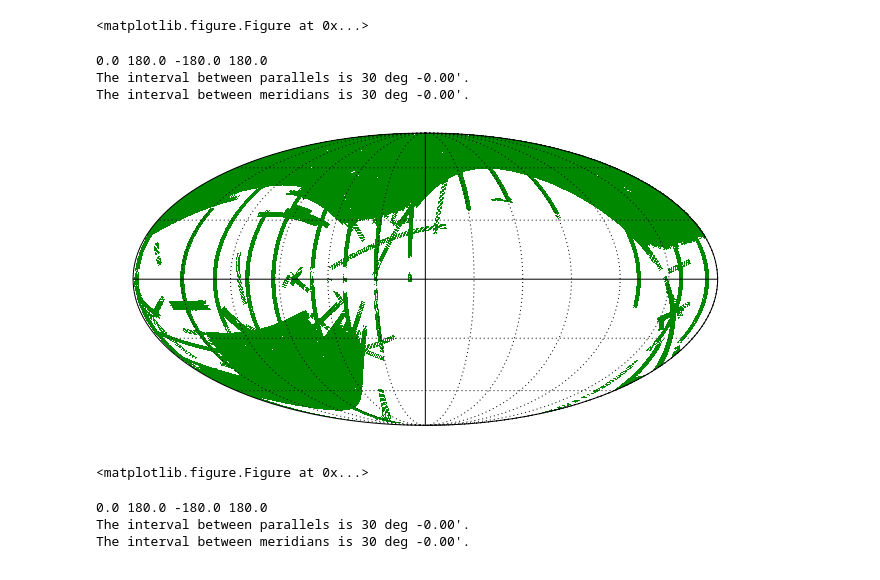
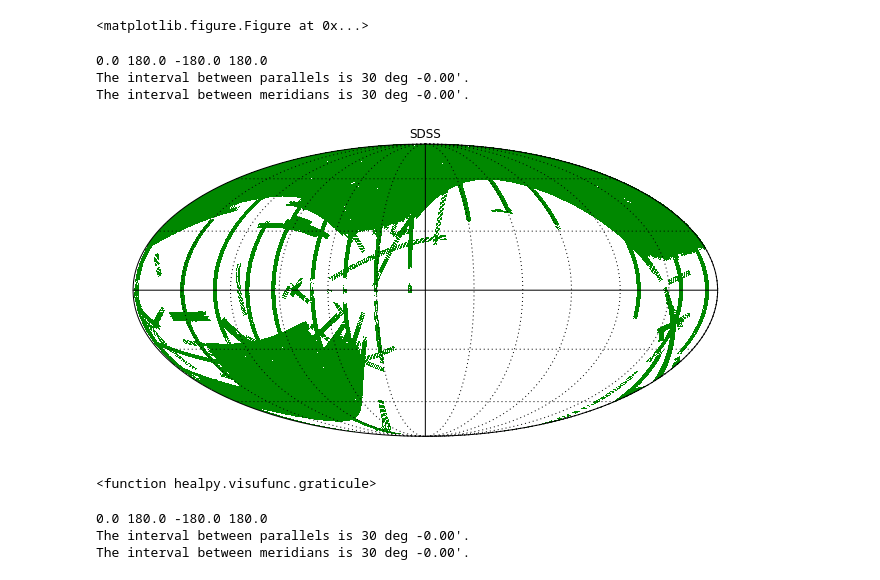
Before and after one commit to calumhrmurray/MPhysProject, a Jupyter notebook: analysis/match_catalogs/aitoff_projection.ipynb, the cells around one changed output. Saved outputs shown, nothing was run; the diff lists cells and outputs as text; code cells hidden in the pictures.

Commit message:
titled_covmaps

```diff
--- a/analysis/match_catalogs/aitoff_projection.ipynb
+++ b/analysis/match_catalogs/aitoff_projection.ipynb
@@ -71,14 +71,13 @@ The interval between meridians is 30 deg -0.00'.
 [figure]
 <matplotlib.figure.Figure at 0x...>
 # %%
-plot_moc(sdss, projection='moll', color='green')
-plt.savefig('sdss_covmap.png')
+plot_moc(sdss, projection='moll', color='green',title='SDSS')
 # %% [output]
 0.0 180.0 -180.0 180.0
 The interval between parallels is 30 deg -0.00'.
 The interval between meridians is 30 deg -0.00'.
-[figure, old version]
+[figure, new version]
-<matplotlib.figure.Figure at 0x...>
+<function healpy.visufunc.graticule>
 # %%
 plot_moc(wise, projection='moll', color='red')
 plt.savefig('wise_covmap.png')
```
Also changed, not shown: parts of 4 cells of this notebook, 5 other files.
